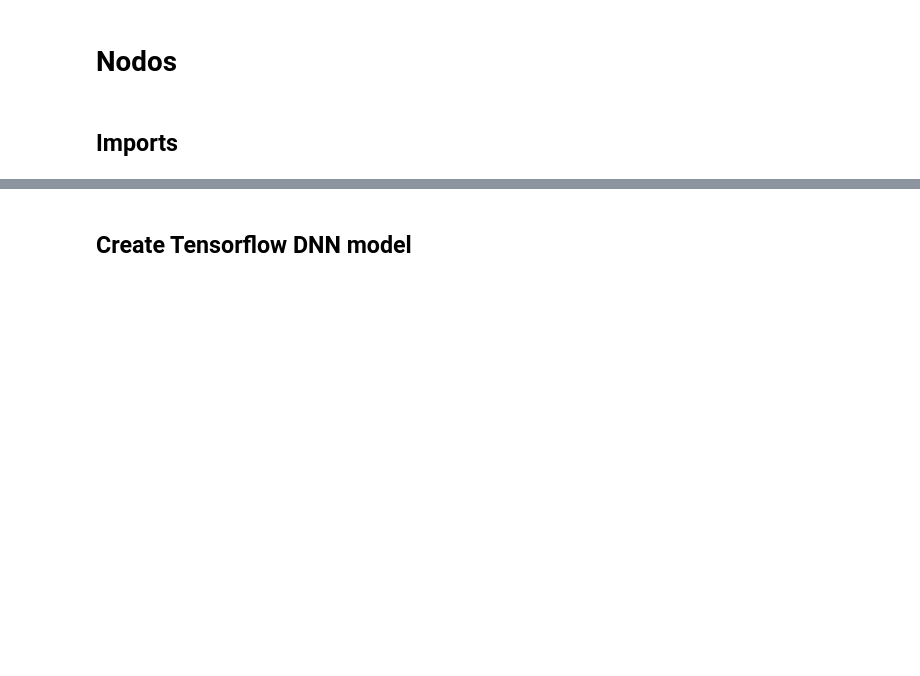
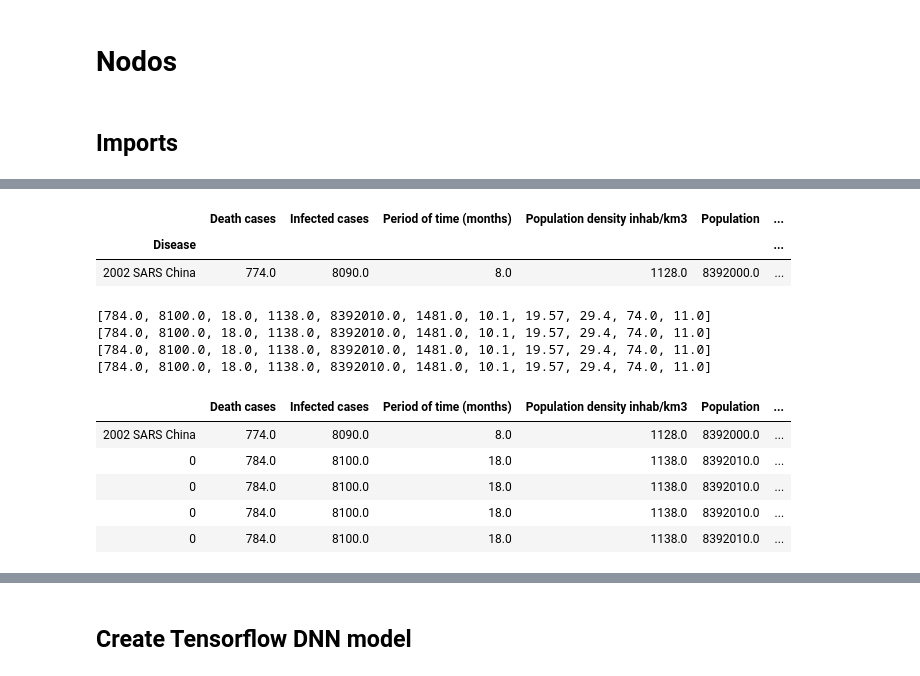
Before and after one commit to WilsonWeiWU/OUTBRAIK, a Jupyter notebook: outbraik/notebooks/OUTBRAIK.ipynb, the cells around one changed output, grey strips where cells are left out. Cells and saved outputs as stored; diff of their text form; code cells hidden in the pictures; blank space fills up the shorter version.

```diff
--- a/outbraik/notebooks/OUTBRAIK.ipynb
+++ b/outbraik/notebooks/OUTBRAIK.ipynb
@@ -31,0 +69,4 @@ from skopt.utils import use_named_args
+# %%
+for x in train_set.iloc[0,:].values.tolist():
+    print(type(x))
+    print(x)
@@ -31,0 +91,27 @@ from skopt.utils import use_named_args
+# %%
+train_set.applymap(lambda x: str(x).replace(",", ".") if isinstance(x, float) else x)
+train_set
+# %% [output]
+|  | Death cases | Infected cases | Period of time (months) | Population density inhab/km3 | Population | ... |
+| Disease |  |  |  |  |  | ... |
+| 2002 SARS China | 774.0 | 8090.0 | 8.0 | 1128.0 | 8392000.0 | ... |
+# %%
+float_df = train_set.apply(pd.to_numeric).astype(float).sample(frac=1)
+# %%
+n = 10
+for i in range(4):
+    new_row = [x + n for x in float_df.iloc[0,:].values.tolist()]
+    print(new_row)
+    float_df = float_df.append(pd.DataFrame([new_row], columns=train_set.columns), sort=False)
+float_df
+# %% [output]
+[784.0, 8100.0, 18.0, 1138.0, 8392010.0, 1481.0, 10.1, 19.57, 29.4, 74.0, 11.0]
+[784.0, 8100.0, 18.0, 1138.0, 8392010.0, 1481.0, 10.1, 19.57, 29.4, 74.0, 11.0]
+[784.0, 8100.0, 18.0, 1138.0, 8392010.0, 1481.0, 10.1, 19.57, 29.4, 74.0, 11.0]
+[784.0, 8100.0, 18.0, 1138.0, 8392010.0, 1481.0, 10.1, 19.57, 29.4, 74.0, 11.0]
+|  | Death cases | Infected cases | Period of time (months) | Population density inhab/km3 | Population | ... |
+| 2002 SARS China | 774.0 | 8090.0 | 8.0 | 1128.0 | 8392000.0 | ... |
+| 0 | 784.0 | 8100.0 | 18.0 | 1138.0 | 8392010.0 | ... |
+| 0 | 784.0 | 8100.0 | 18.0 | 1138.0 | 8392010.0 | ... |
+| 0 | 784.0 | 8100.0 | 18.0 | 1138.0 | 8392010.0 | ... |
+| 0 | 784.0 | 8100.0 | 18.0 | 1138.0 | 8392010.0 | ... |
```
Also changed, not shown: parts of 15 cells of this notebook.
